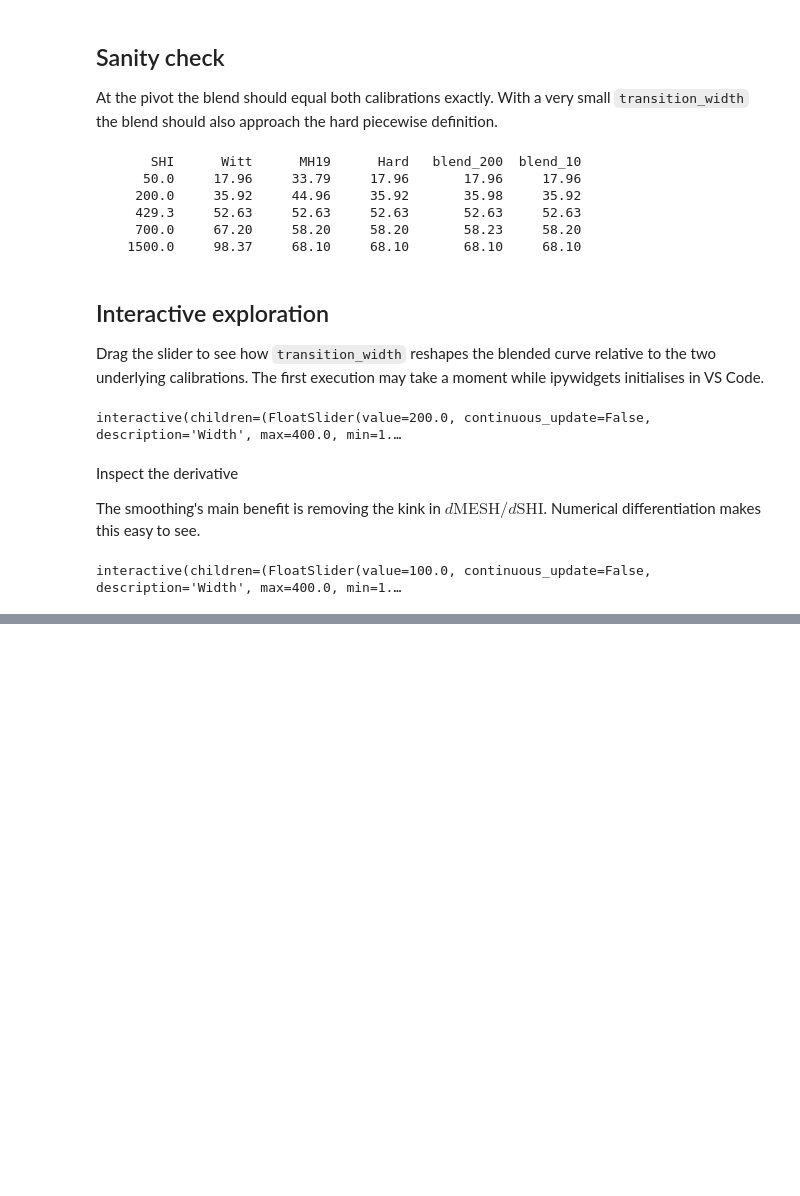
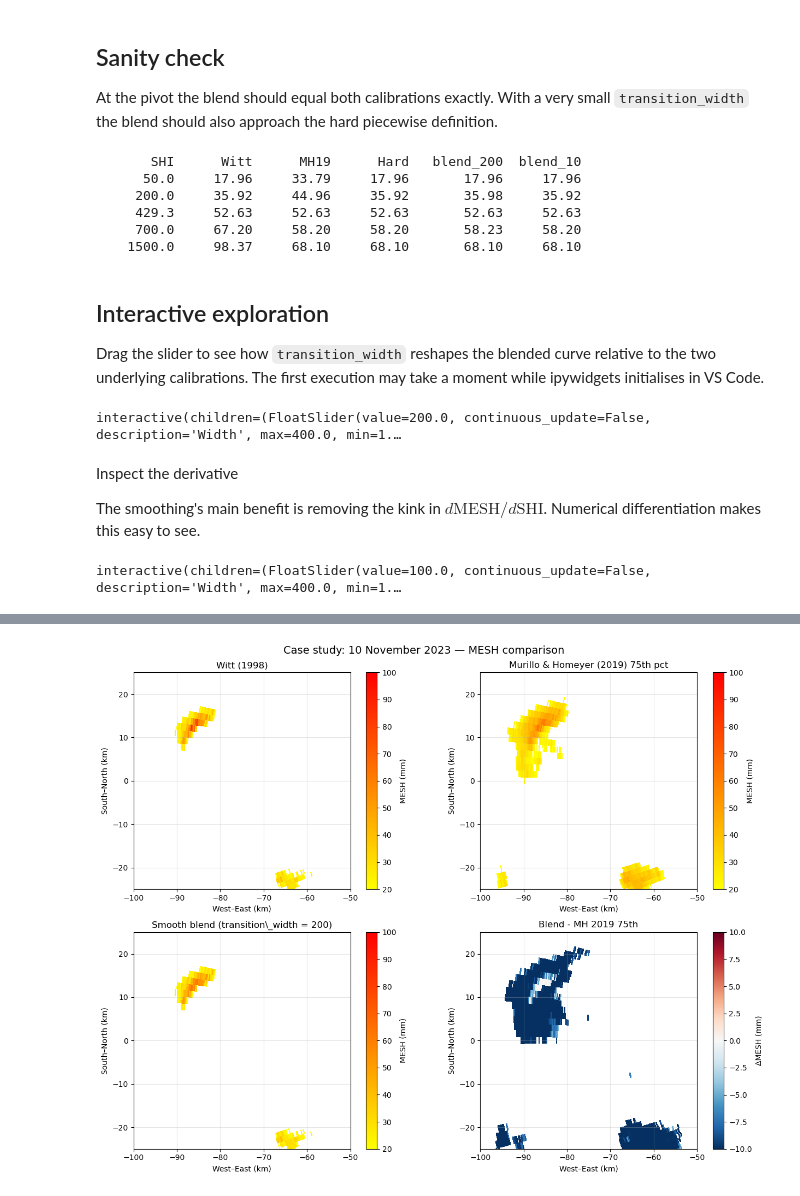
Before and after one commit to joshua-wx/pyhail, a Jupyter notebook: notebooks/hybrid_mesh_blend.ipynb, the cells around one changed output, grey strips where cells are left out. Saved outputs shown, nothing was run; the diff lists cells and outputs as text; code cells hidden in the pictures; blank space fills up the shorter version.

```diff
--- a/notebooks/hybrid_mesh_blend.ipynb
+++ b/notebooks/hybrid_mesh_blend.ipynb
@@ -182,0 +206,61 @@ interactive(children=(FloatSlider(value=100.0, continuous_update=False, descript
+# %%
+# Cartesian coordinates at the lowest sweep (edges for pcolormesh)
+x_coords, y_coords, _ = pyart.core.antenna_vectors_to_cartesian(
+    radar_datasets[sweep0_idx]['range'].data,
+    radar_datasets[sweep0_idx]['azimuth'].data,
+    radar_datasets[sweep0_idx]['elevation'].data,
+    edges=True,
+)
+x_coords = x_coords / 1000
+y_coords = y_coords / 1000
+
+# Same zoom window as testing_pyodim.ipynb
+x_lim = [-100, -50]
+y_lim = [-25, 25]
+vmin, vmax = 20, 100
+cmap_mesh = plt.cm.autumn_r.copy()
+cmap_mesh.set_bad('white')
+
+fig, axs = plt.subplots(nrows=2, ncols=2, figsize=(13, 10))
+axs = axs.flatten()
+
+plot_mesh_witt = np.ma.masked_invalid(mesh_witt)
+plot_mesh_witt = np.ma.masked_less(plot_mesh_witt, 20)
+
+plot_mesh_mh = np.ma.masked_invalid(mesh_mh)
+plot_mesh_mh = np.ma.masked_less(plot_mesh_mh, 20)
+
+plot_mesh_blend_cs = np.ma.masked_invalid(mesh_blend_cs)
+plot_mesh_blend_cs = np.ma.masked_less(plot_mesh_blend_cs, 20)
+
+
+im = axs[0].pcolormesh(x_coords, y_coords, plot_mesh_witt, cmap=cmap_mesh, vmin=vmin, vmax=vmax)
+fig.colorbar(im, ax=axs[0], label='MESH (mm)')
+axs[0].set_title('Witt (1998)')
+
+im = axs[1].pcolormesh(x_coords, y_coords, plot_mesh_mh, cmap=cmap_mesh, vmin=vmin, vmax=vmax)
+fig.colorbar(im, ax=axs[1], label='MESH (mm)')
+axs[1].set_title('Murillo & Homeyer (2019) 75th pct')
+
+im = axs[2].pcolormesh(x_coords, y_coords, plot_mesh_blend_cs, cmap=cmap_mesh, vmin=vmin, vmax=vmax)
+fig.colorbar(im, ax=axs[2], label='MESH (mm)')
+axs[2].set_title('Smooth blend (transition\_width = 200)')
+
+diff_max = 10
+im = axs[3].pcolormesh(x_coords, y_coords, mesh_diff, cmap='RdBu_r', vmin=-diff_max, vmax=diff_max)
+fig.colorbar(im, ax=axs[3], label='\u0394MESH (mm)')
+axs[3].set_title('Blend - MH 2019 75th')
+
+for ax in axs:
+    ax.set_xlim(x_lim)
+    ax.set_ylim(y_lim)
+    ax.grid(True, alpha=0.3)
+    ax.set_aspect('equal', 'box')
+    ax.set_xlabel('West\u2013East (km)')
+    ax.set_ylabel('South\u2013North (km)')
+
+fig.suptitle('Case study: 10 November 2023 — MESH comparison', fontsize=14)
+plt.tight_layout()
+plt.show()
+# %% [output]
+[figure, added]
```
Also changed, not shown: parts of 7 cells of this notebook, 5 other files.
